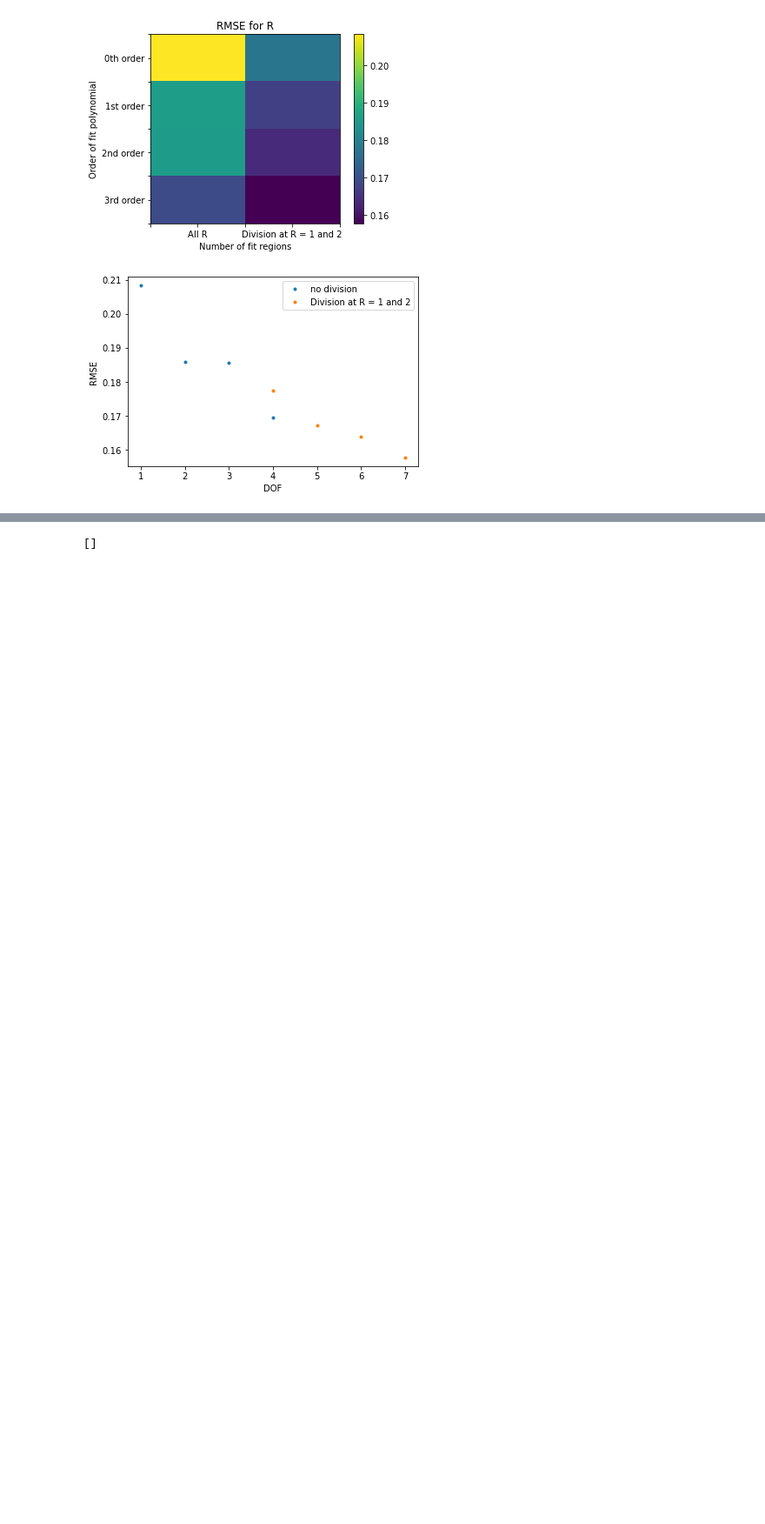
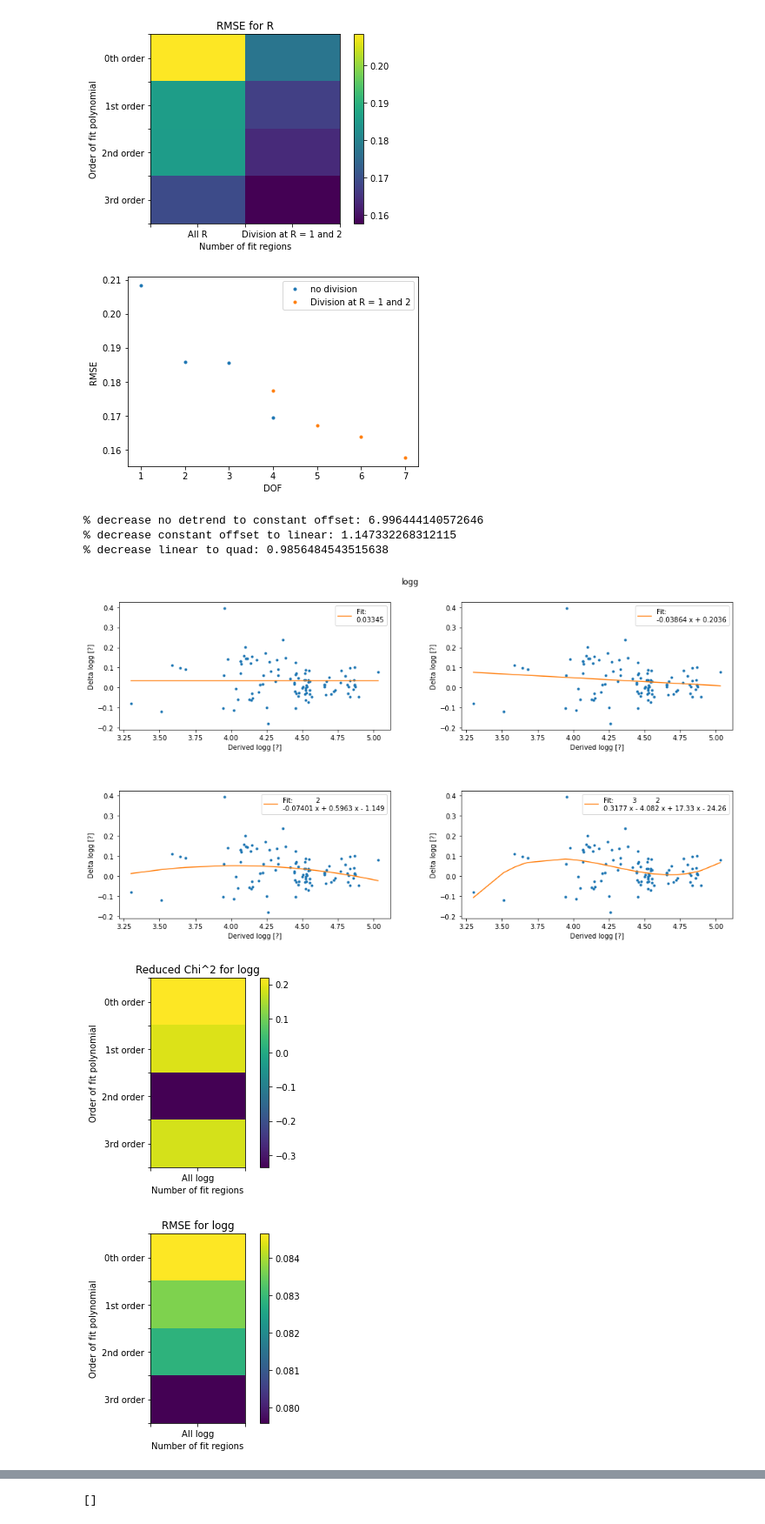
Before and after one commit to howardisaacson/APF-BL-DAP, a Jupyter notebook: Anna/analysis_scripts/detrend_smemp_properties_v5.ipynb, the cells around one changed output, grey strips where cells are left out. Shown at 87% size. Drawn from its saved outputs; the diff is of its cells as text; code cells hidden in the pictures; blank space fills up the shorter version.

```diff
--- a/Anna/detrend_smemp_properties_v5.ipynb
+++ b/Anna/analysis_scripts/detrend_smemp_properties_v5.ipynb
@@ -273,7 +338,7 @@ j = 1
 for order in [0,1,2,3]:
     i = 0
     for region_set in Teff_regions_list:
-        trend, RMSE, red_chi_sq_arr, i, j= fit_trend(apf_Teff, delta_Teff, order, region_set, i, j, 'Teff [K]', 1)
+        trend, poly,  RMSE, red_chi_sq_arr, i, j= fit_trend(apf_Teff, delta_Teff, order, region_set, i, j, 'Teff [K]', 1)
         plt.suptitle('Teff')
 
 plt.figure()
@@ -333,7 +398,7 @@ for order in [0,1,2,3]:
     i = 0
     for region_set in feh_regions_list:
         print(i,j)
-        trend, RMSE, red_chi_sq_arr, i, j= fit_trend(apf_feh, delta_feh, order, region_set, i, j, '[Fe/H] [dex]', 1)
+        trend, poly,  RMSE, red_chi_sq_arr, i, j= fit_trend(apf_feh, delta_feh, order, region_set, i, j, '[Fe/H] [dex]', 1)
         plt.suptitle('[Fe/H]')
 
 plt.figure()
@@ -400,7 +465,7 @@ for order in [0,1,2,3]:
     print('poly order: ' + str(order))
     i = 0
     for region_set in R_regions_list:
-        trend, RMSE, red_chi_sq_arr, i, j= fit_trend(apf_R, delta_R, order, region_set, i, j, 'Radius [Ro]', 1)
+        trend, poly, RMSE, red_chi_sq_arr, i, j= fit_trend(apf_R, delta_R, order, region_set, i, j, 'Radius [Ro]', 1)
         plt.suptitle('[Radius')
 #        print('   regions: ' + str(len(region_set)))
 #       red_chi_sq = 0
@@ -479,3 +544,71 @@ poly order: 3
 [figure]
 [figure]
 [figure]
+# %%
+#choosing the right fit function and regions to fit for logg
+
+delta_logg_sorted = delta_logg[np.argsort(apf_logg)]
+apf_logg_sprted = np.sort(apf_logg)
+
+# logg
+#logg_regions_list = [[slice(0,apf_Teff[-1])], [slice(0,), slice(4501,apf_Teff[-1])]]
+logg_regions_list = [[np.invert(np.isnan(apf_logg))]]
+red_chi_sq_arr = np.zeros([4,len(logg_regions_list)])
+RMSE_before_detrend = np.sqrt(np.mean(delta_logg**2))
+RMSE = np.zeros([4,len(logg_regions_list)])
+plt.figure(figsize = [15,16])
+j = 1
+for order in [0,1,2,3]:
+    i = 0
+    for region_set in logg_regions_list:
+        trend, poly,  RMSE, red_chi_sq_arr, i, j= fit_trend(apf_logg, delta_logg, order, region_set, i, j, 'logg [?]', 1)
+        plt.suptitle('logg')
+plt.tight_layout(pad = 6)
+
+plt.figure()
+ax = plt.gca()
+plt.imshow(red_chi_sq_arr, aspect = 0.5)
+labels = [item.get_text() for item in ax.get_xticklabels()]
+labels[1] = 'All logg'; #labels[3] = 'Division at Teff = 4500K'
+ax.set_xticklabels(labels)
+labels = [item.get_text() for item in ax.get_yticklabels()]
+labels[1] = '0th order'; labels[3] = '1st order'; labels[5] = '2nd order'; labels[7] = '3rd order'
+ax.set_yticklabels(labels)
+plt.xlabel('Number of fit regions')
+plt.ylabel('Order of fit polynomial')
+plt.title('Reduced Chi^2 for logg')
+plt.colorbar()
+
+plt.figure()
+ax = plt.gca()
+plt.imshow(RMSE, aspect = 0.5)
+labels = [item.get_text() for item in ax.get_xticklabels()]
+labels[1] = 'All logg'; #labels[3] = 'Division at Teff = 4500K'
+ax.set_xticklabels(labels)
+labels = [item.get_text() for item in ax.get_yticklabels()]
+labels[1] = '0th order'; labels[3] = '1st order'; labels[5] = '2nd order'; labels[7] = '3rd order'
+ax.set_yticklabels(labels)
+plt.xlabel('Number of fit regions')
+plt.ylabel('Order of fit polynomial')
+plt.title('RMSE for logg')
+plt.colorbar()
+
+plt.figure()
+plt.plot(np.array([1,2,3,4]),RMSE[:,0], '.', label = 'no division')
+plt.axhline(RMSE_before_detrend, label = 'before detrending')
+#plt.plot(np.array([3,4,5,6]),RMSE[:,1], '.', label = 'Division at Teff = 4500K')
+plt.xlabel('DOF'); plt.ylabel('RMSE'); plt.legend()
+
+print('% decrease no detrend to constant offset: ' + str((RMSE_before_detrend - RMSE[0,0])*100/RMSE_before_detrend))
+print('% decrease constant offset to linear: ' + str((RMSE[0,0]- RMSE[1,0])*100/RMSE[0,0]))
+print('% decrease linear to quad: ' + str((RMSE[1,0] - RMSE[2,0])*100/RMSE[1,0]))
+# so cutoff sohuld be like 5% decrease ---> constant offset for logg
+
+#plt.xticklabel('')
+# %% [output]
+% decrease no detrend to constant offset: 6.996444140572646
+% decrease constant offset to linear: 1.147332268312115
+% decrease linear to quad: 0.9856484543515638
+[figure, added]
+[figure, added]
+[figure, added]
```
Also changed, not shown: parts of 23 cells of this notebook, 22 other files.
